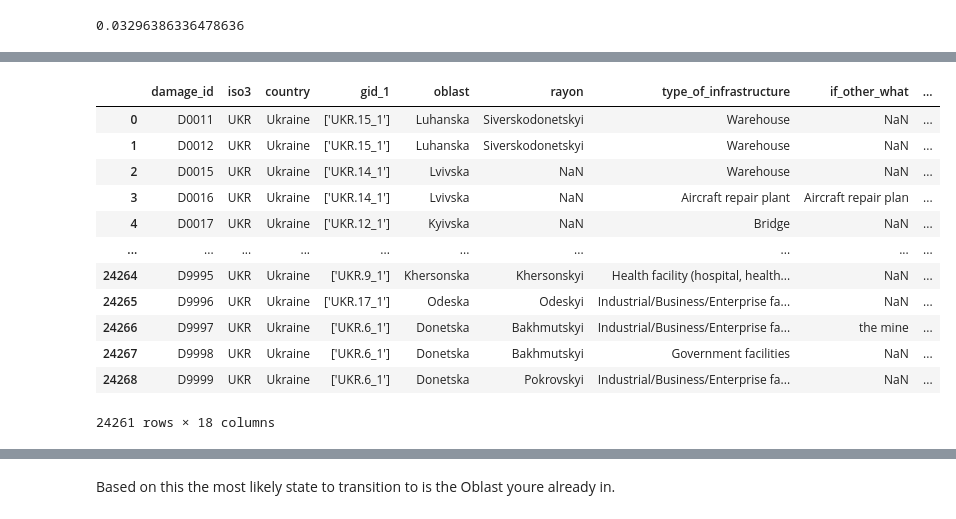
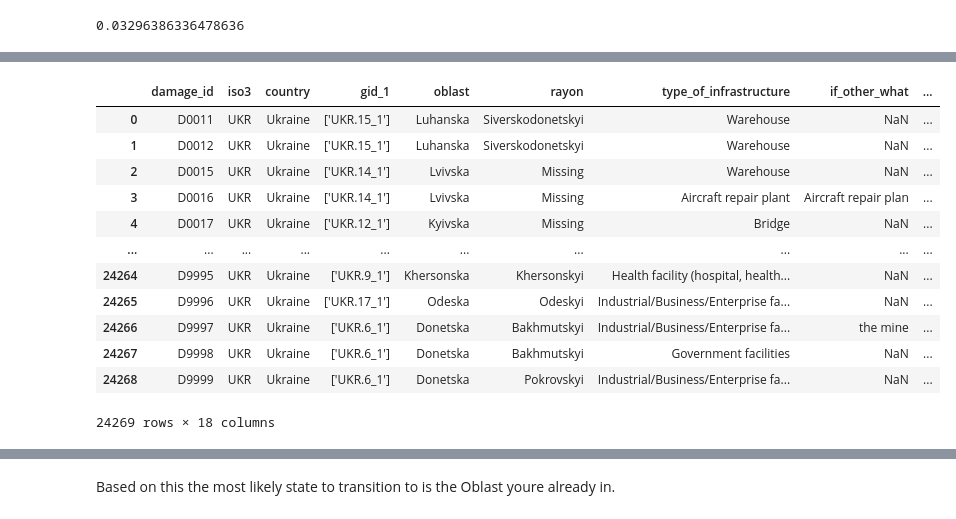
Before and after one commit to eglhannah/understanding_uncertainty_ukraine_project, a Jupyter notebook: MarkovChain.ipynb, the cells around one changed output, grey strips where cells are left out. Cells and saved outputs as stored; diff of their text form; code cells hidden in the pictures.

```diff
--- a/MarkovChain.ipynb
+++ b/MarkovChain.ipynb
@@ -88,20 +99,20 @@ I'll continue the code using the Oblasts vs the Rayons but this can be revised l
 # %%
-#Trim data to only include Oblasts that are not missing
-#Expecting 24261 rows
-trimmed_data = data[data['oblast'].notna()]
-trimmed_data
+#Convert missing values to 'Unknown'
+data['rayon'] = data['rayon'].fillna('Missing')
+data['oblast'] = data['oblast'].fillna('Unknown')
+data
 # %% [output]
 |  | damage_id | iso3 | country | gid_1 | oblast | rayon | type_of_infrastructure | if_other_what | ... |
 | 0 | D0011 | UKR | Ukraine | ['UKR.15_1'] | Luhanska | Siverskodonetskyi | Warehouse | NaN | ... |
 | 1 | D0012 | UKR | Ukraine | ['UKR.15_1'] | Luhanska | Siverskodonetskyi | Warehouse | NaN | ... |
-| 2 | D0015 | UKR | Ukraine | ['UKR.14_1'] | Lvivska | NaN | Warehouse | NaN | ... |
-| 3 | D0016 | UKR | Ukraine | ['UKR.14_1'] | Lvivska | NaN | Aircraft repair plant | Aircraft repair plan | ... |
-| 4 | D0017 | UKR | Ukraine | ['UKR.12_1'] | Kyivska | NaN | Bridge | NaN | ... |
+| 2 | D0015 | UKR | Ukraine | ['UKR.14_1'] | Lvivska | Missing | Warehouse | NaN | ... |
+| 3 | D0016 | UKR | Ukraine | ['UKR.14_1'] | Lvivska | Missing | Aircraft repair plant | Aircraft repair plan | ... |
+| 4 | D0017 | UKR | Ukraine | ['UKR.12_1'] | Kyivska | Missing | Bridge | NaN | ... |
 | ... | ... | ... | ... | ... | ... | ... | ... | ... | ... |
 | 24264 | D9995 | UKR | Ukraine | ['UKR.9_1'] | Khersonska | Khersonskyi | Health facility (hospital, health... | NaN | ... |
 | 24265 | D9996 | UKR | Ukraine | ['UKR.17_1'] | Odeska | Odeskyi | Industrial/Business/Enterprise fa... | NaN | ... |
 | 24266 | D9997 | UKR | Ukraine | ['UKR.6_1'] | Donetska | Bakhmutskyi | Industrial/Business/Enterprise fa... | the mine | ... |
 | 24267 | D9998 | UKR | Ukraine | ['UKR.6_1'] | Donetska | Bakhmutskyi | Government facilities | NaN | ... |
 | 24268 | D9999 | UKR | Ukraine | ['UKR.6_1'] | Donetska | Pokrovskyi | Industrial/Business/Enterprise fa... | NaN | ... |
-24261 rows × 18 columns
+24269 rows × 18 columns
 # %%
```
Also changed, not shown: parts of 30 cells of this notebook.
